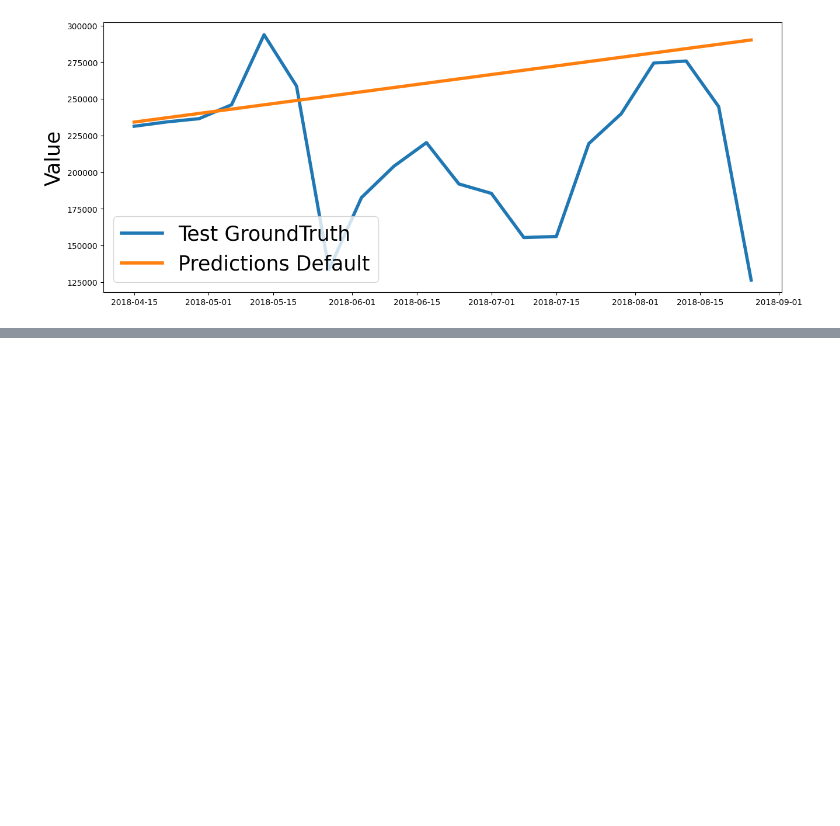
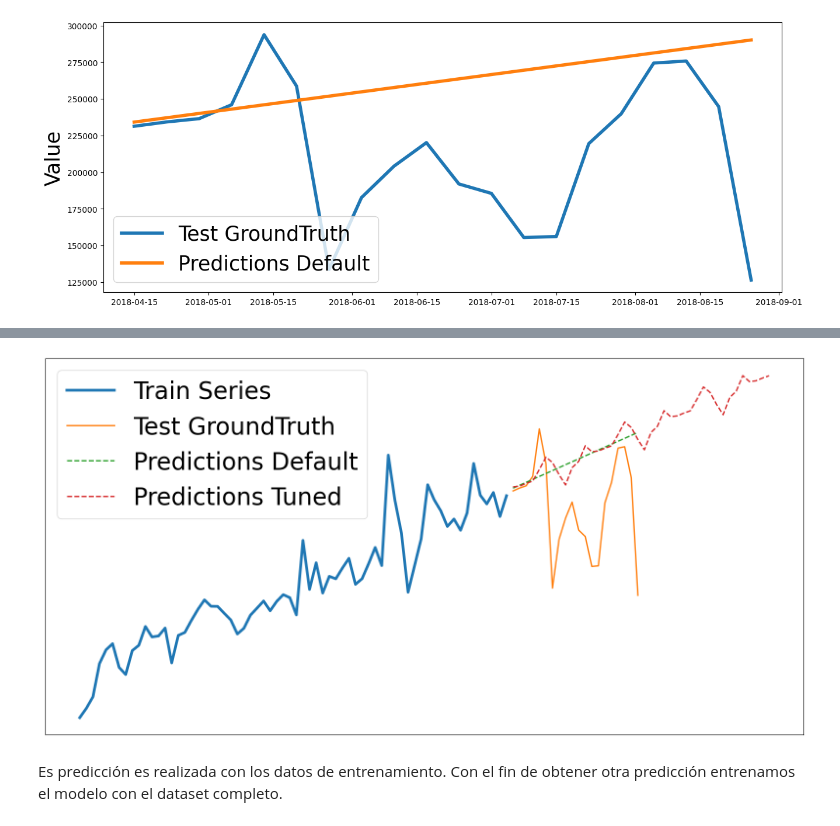
Before and after one commit to agusdm97/PF-DTS05-E-COMMERCE-OLIST, a Jupyter notebook: machine_learning/ml_ForecastingSales.ipynb, the cells around one changed output, grey strips where cells are left out. Drawn from its saved outputs; the diff is of its cells as text; code cells hidden in the pictures; blank space fills up the shorter version.

```diff
--- a/machine_learning/ml_ForecastingSales.ipynb
+++ b/machine_learning/ml_ForecastingSales.ipynb
@@ -465,3 +467,29 @@ model_prophet.fit(train)
 # %%
 with open('model_prophet.pkl','wb') as f:
     pkl.dump(model_prophet,f)
+# %%
+
+future = model_prophet.make_future_dataframe(periods=40, freq='W', include_history = True)
+forecast = model_prophet.predict(future[20:])
+predictions_tuned = forecast.tail(40)
+# %%
+# tuner parameter with mango
+f = plt.figure()
+f.set_figwidth(20)
+f.set_figheight(10)
+
+plt.plot(pd.to_datetime(train['ds']), train['y'], linewidth = 4, label = "Train Series")
+plt.plot(pd.to_datetime(test['ds']), test['y'], linewidth = 2, label = "Test GroundTruth")
+plt.plot(predictions['ds'], predictions['yhat'], linewidth = 2, label = "Predictions Default", linestyle='dashed')
+
+plt.plot(predictions_tuned['ds'], predictions_tuned['yhat'], linewidth = 2, label = "Predictions Tuned", linestyle='dashed')
+
+plt.legend(fontsize=35)
+#plt.ylabel('Value', fontsize = 25)
+plt.xticks([])
+plt.yticks([])
+plt.show()
+# %% [output]
+[figure, added]
+# %% [markdown]
+Es predicción es realizada con los datos de entrenamiento. Con el fin de obtener otra predicción entrenamos el modelo con el dataset completo.
```
Also changed, not shown: parts of 21 cells of this notebook, 2 other files.
